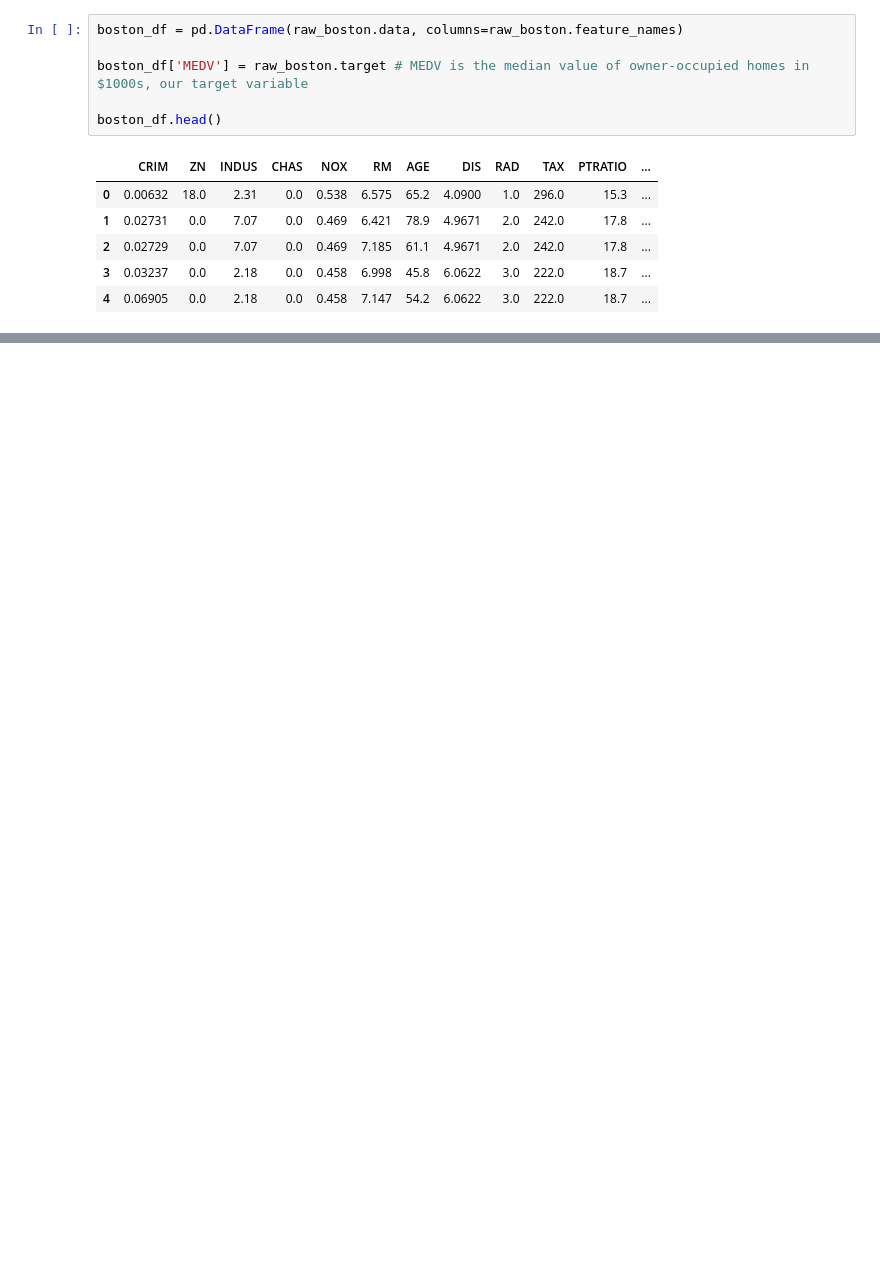
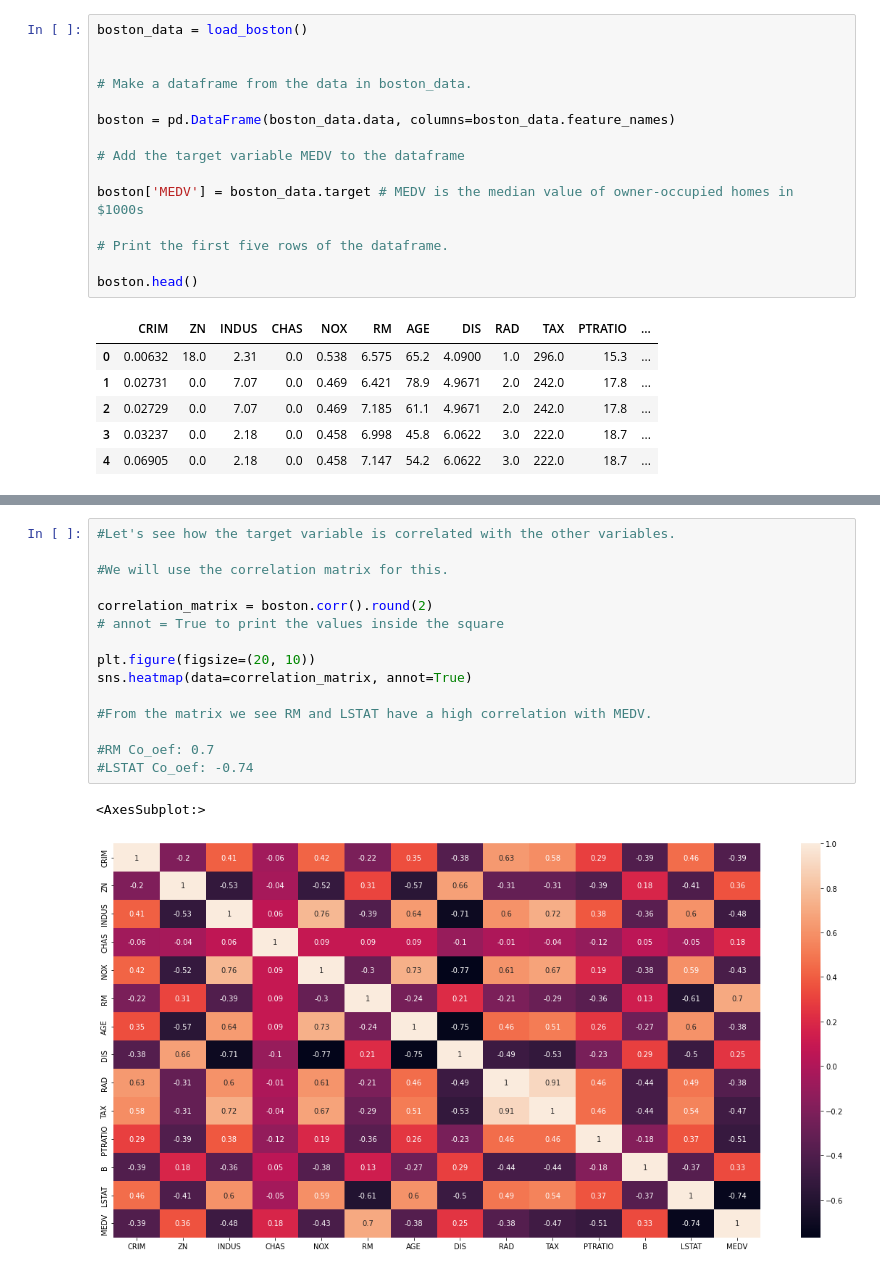
Before and after one commit to Aaryan-Patel2/GHW-AI-MLWeek, a Jupyter notebook: simple_regression.ipynb, the cells around one changed output, grey strips where cells are left out. Cells and saved outputs as stored; diff of their text form; blank space fills up the shorter version.

```diff
--- a/simple_regression.ipynb
+++ b/simple_regression.ipynb
@@ -31,9 +12,18 @@ raw_boston = load_boston()
 # %%
-boston_df = pd.DataFrame(raw_boston.data, columns=raw_boston.feature_names)
+boston_data = load_boston()
 
-boston_df['MEDV'] = raw_boston.target # MEDV is the median value of owner-occupied homes in $1000s, our target variable
 
-boston_df.head()
+# Make a dataframe from the data in boston_data.
+
+boston = pd.DataFrame(boston_data.data, columns=boston_data.feature_names)
+
+# Add the target variable MEDV to the dataframe
+
+boston['MEDV'] = boston_data.target # MEDV is the median value of owner-occupied homes in $1000s
+
+# Print the first five rows of the dataframe.
+
+boston.head()
 # %% [output]
 |  | CRIM | ZN | INDUS | CHAS | NOX | RM | AGE | DIS | RAD | TAX | PTRATIO | ... |
 | 0 | 0.00632 | 18.0 | 2.31 | 0.0 | 0.538 | 6.575 | 65.2 | 4.0900 | 1.0 | 296.0 | 15.3 | ... |
@@ -106,0 +47,18 @@ Coefficient: [ 5.46509877 -0.63249856]
+# %%
+#Let's see how the target variable is correlated with the other variables.
+
+#We will use the correlation matrix for this.
+
+correlation_matrix = boston.corr().round(2)
+# annot = True to print the values inside the square
+
+plt.figure(figsize=(20, 10))
+sns.heatmap(data=correlation_matrix, annot=True)
+
+#From the matrix we see RM and LSTAT have a high correlation with MEDV.
+
+#RM Co_oef: 0.7
+#LSTAT Co_oef: -0.74
+# %% [output]
+<AxesSubplot:>
+[figure, added]
```
Also changed, not shown: parts of 14 cells of this notebook.
